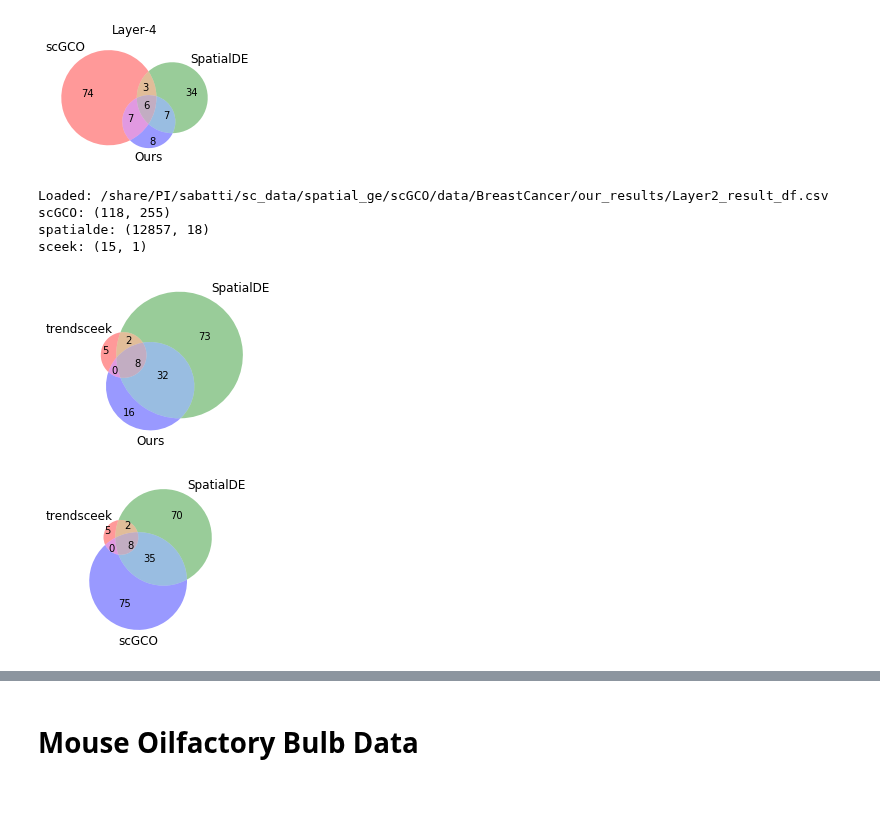
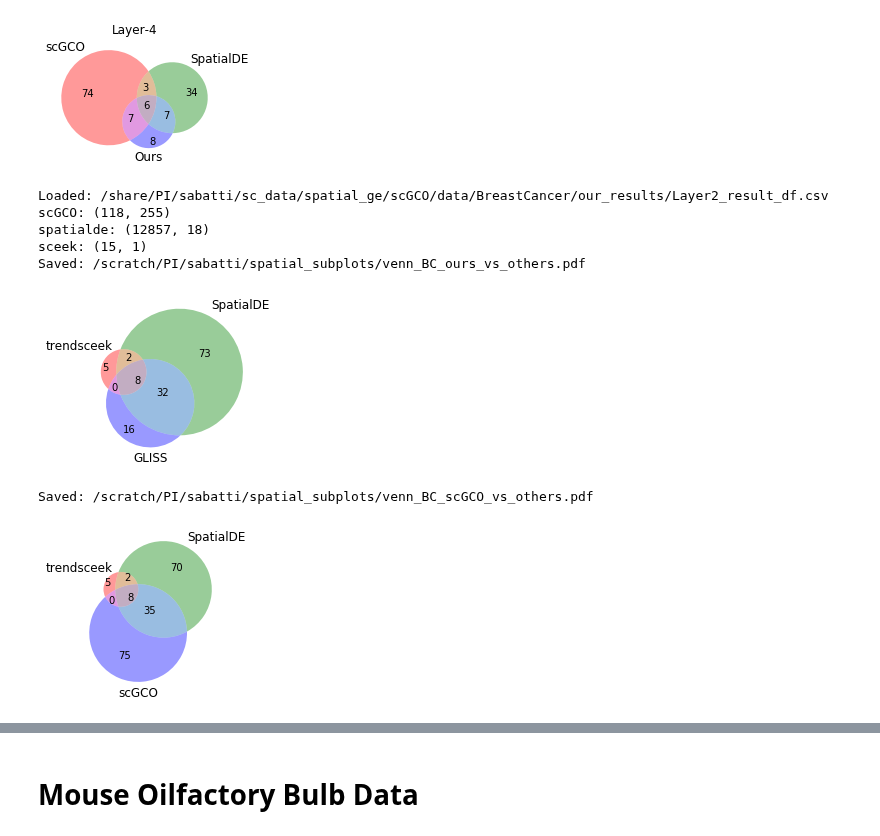
Before and after one commit to yashpatel5400/gliss, a Jupyter notebook: notebooks/analysis_spatial_comparison_real_data.ipynb, the cells around one changed output, grey strips where cells are left out. Saved outputs shown, nothing was run; the diff lists cells and outputs as text; code cells hidden in the pictures; blank space fills up the shorter version.

```diff
--- a/notebooks/analysis_spatial_comparison_real_data.ipynb
+++ b/notebooks/analysis_spatial_comparison_real_data.ipynb
@@ -224,24 +237,32 @@ Loaded: /share/PI/sabatti/sc_data/spatial_ge/scGCO/data/BreastCancer/our_results
 scGCO: (90, 266)
 spatialde: (12902, 18)
 [figure]
-# %%
-rep2_res = load_breastcancer_result(2, trendsceek=True)
-
-use_list = ['trendsceek', 'SpatialDE', 'Ours']
-ex = {v: rep2_res[v] for v in use_list}
-fig, ax = plt.subplots(1, 1, figsize=(4,3))
-plot_venn3(ex, ax)
-plt.show()
-
-use_list = ['trendsceek', 'SpatialDE', 'scGCO']
-ex = {v: rep2_res[v] for v in use_list}
-fig, ax = plt.subplots(1, 1, figsize=(4,3))
-plot_venn3(ex, ax)
-plt.show()
-# %% [output]
-Loaded: /share/PI/sabatti/sc_data/spatial_ge/scGCO/data/BreastCancer/our_results/Layer2_result_df.csv
-scGCO: (118, 255)
-spatialde: (12857, 18)
-sceek: (15, 1)
-[figure, removed]
-[figure, removed]
+# %%
+def plot_method_comp(rep2_res, use_list, title, fdir=None):
+    ex = {v: rep2_res[v] for v in use_list}
+    fig, ax = plt.subplots(1, 1, figsize=(4,3))
+    plot_venn3(ex, ax)
+    if fdir:
+        fn = fdir + 'venn_{}.pdf'.format(title)
+        plt.savefig(fn, bbox_inches='tight', transparent=True)
+        print('Saved: {}'.format(fn))
+    plt.show()
+
+rep2_res = load_breastcancer_result(2, trendsceek=True)
+rep2_res['GLISS'] = rep2_res['Ours']
+use_list = ['trendsceek', 'SpatialDE', 'GLISS']
+title = 'BC_ours_vs_others'
+plot_method_comp(rep2_res, use_list, title, fdir=fdir)
+
+use_list = ['trendsceek', 'SpatialDE', 'scGCO']
+title = 'BC_scGCO_vs_others'
+plot_method_comp(rep2_res, use_list, title, fdir=fdir)
+# %% [output]
+Loaded: /share/PI/sabatti/sc_data/spatial_ge/scGCO/data/BreastCancer/our_results/Layer2_result_df.csv
+scGCO: (118, 255)
+spatialde: (12857, 18)
+sceek: (15, 1)
+Saved: /scratch/PI/sabatti/spatial_subplots/venn_BC_ours_vs_others.pdf
+[figure, added]
+Saved: /scratch/PI/sabatti/spatial_subplots/venn_BC_scGCO_vs_others.pdf
+[figure, added]
```
Also changed, not shown: parts of 9 cells of this notebook, 2 other files.
